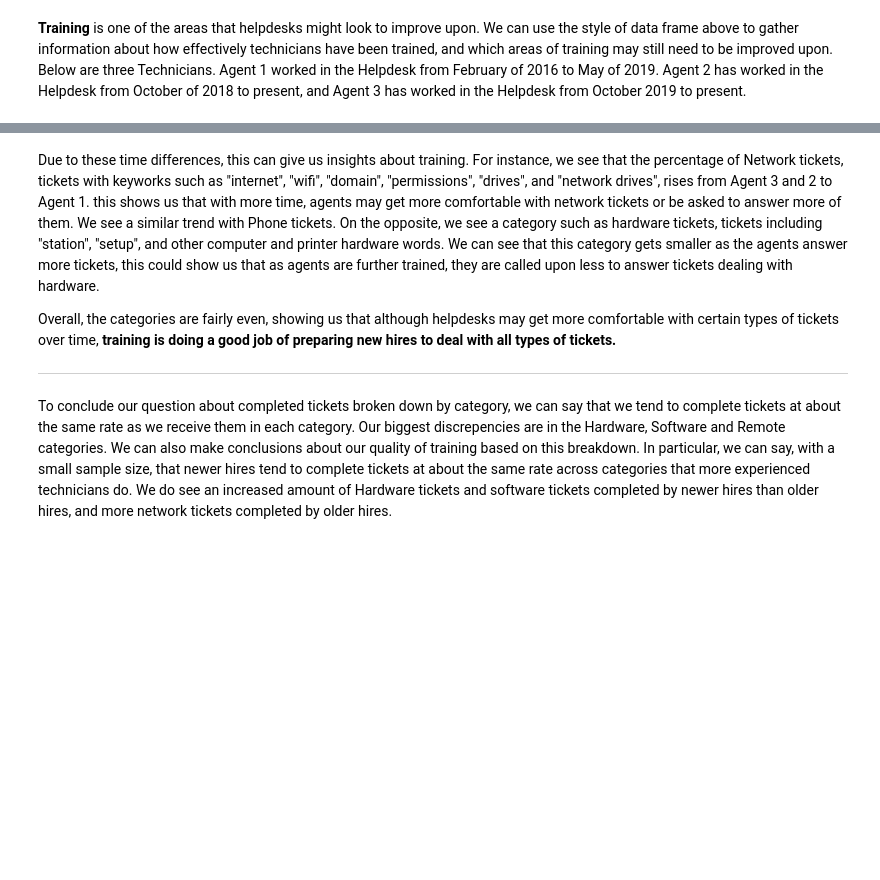
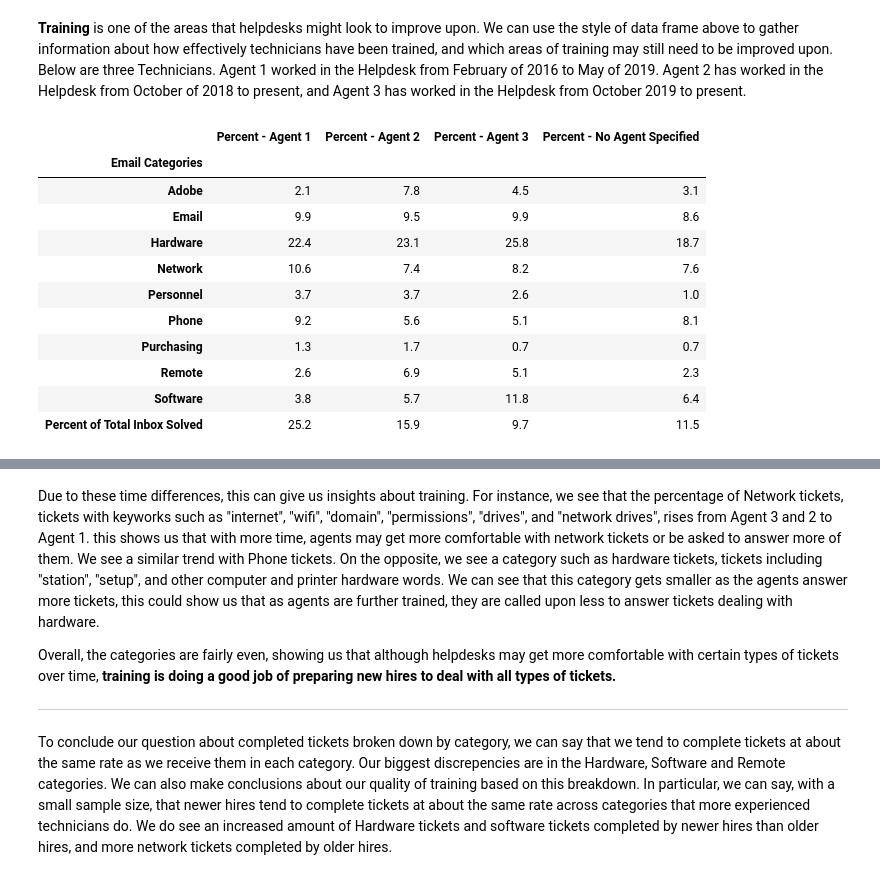
Before and after one commit to ecreagar/CSUAPublic, a Jupyter notebook: ProjectPresentation.ipynb, the cells around one changed output, grey strips where cells are left out. Cells and saved outputs as stored; diff of their text form; code cells hidden in the pictures; blank space fills up the shorter version.

```diff
--- a/ProjectPresentation.ipynb
+++ b/ProjectPresentation.ipynb
@@ -806,10 +804,11 @@ Agent1 = temp.loc[temp["Categories"] == "Done - Melissa"]
 Agent1 = Agent1.drop(columns="Categories").set_index("Email Categories")
 Agent1["Total"] = Agent1.sum(axis=0)["From"]
 Agent1["Percentage"] = np.round(Agent1["From"]/Agent1["Total"],3)*100
+Agent1.append()
 
 #Agent1 work period: Feb 2016 - May 2019
 
-Agent2 = ethan.drop(columns = "Categories").set_index("Email Categories")
+Agent2 = ethan.drop(columns = "Categories")
 #Agent 2 work period: October 2018 - Present
 
 Agent3a = temp.loc[(temp["Categories"] == "Done - Manideep")]
@@ -821,3 +820,9 @@ Agent3["Total"] = Agent3.sum(axis=0)["From"]
 Agent3["Percentage"] = np.round(Agent3["From"]/Agent3["Total"],3)*100
 
 #Agent 3 work period: October 2019 - Present
+# %%
+DoneNoAgent = temp[temp.Categories=="Done"]
+DoneNoAgent = DoneNoAgent.drop(columns="Categories").set_index("Email Categories")
+DoneNoAgent["Total"] = DoneNoAgent.sum(axis=0)["From"]
+DoneNoAgent["Percentage"] = np.round(DoneNoAgent["From"]/DoneNoAgent["Total"],3)*100
+DoneNoAgent
@@ -831,3 +844,30 @@ print(tempb.drop(""))
+# %%
+tempb = pd.concat([Agent1,Agent2,Agent3,DoneNoAgent],axis=1)
+tempb = tempb["Percentage"]
+tempb.columns = ["Percent - Agent 1","Percent - Agent 2","Percent - Agent 3","Percent - No Agent Specified"]
+tempb = tempb.reset_index()
+totals = pd.Series(data = {"Email Categories":"Percent of Total Inbox Solved",
+                           "Percent - Agent 1":np.round(Agent1.Total[0]/len(noRe.groupby(["From","Subject"]))*100,1),
+                           "Percent - Agent 2":np.round(Agent2.Total[0]/len(noRe.groupby(["From","Subject"]))*100,1),
+                           "Percent - Agent 3":np.round(Agent3.Total[0]/len(noRe.groupby(["From","Subject"]))*100,1),
+                           "Percent - No Agent Specified":np.round(DoneNoAgent.Total[0]/len(noRe.groupby(["From","Subject"]))*100,1)})
+tempb = tempb.append(totals, ignore_index=True)
+tempb = tempb.set_index("Email Categories")
+tempb = tempb.drop('')
+tempb
+# %% [output]
+|  | Percent - Agent 1 | Percent - Agent 2 | Percent - Agent 3 | Percent - No Agent Specified |
+| Email Categories |  |  |  |  |
+| Adobe | 2.1 | 7.8 | 4.5 | 3.1 |
+| Email | 9.9 | 9.5 | 9.9 | 8.6 |
+| Hardware | 22.4 | 23.1 | 25.8 | 18.7 |
+| Network | 10.6 | 7.4 | 8.2 | 7.6 |
+| Personnel | 3.7 | 3.7 | 2.6 | 1.0 |
+| Phone | 9.2 | 5.6 | 5.1 | 8.1 |
+| Purchasing | 1.3 | 1.7 | 0.7 | 0.7 |
+| Remote | 2.6 | 6.9 | 5.1 | 2.3 |
+| Software | 3.8 | 5.7 | 11.8 | 6.4 |
+| Percent of Total Inbox Solved | 25.2 | 15.9 | 9.7 | 11.5 |
 # %%
 merged = pd.concat([Agent1,Agent2,Agent3],axis=1)
 merged.columns=["From1", "Total1", "Percentage1","From2", "Total2", "Percentage2","From3", "Total3", "Percentage3"]
```
Also changed, not shown: parts of 15 cells of this notebook.
